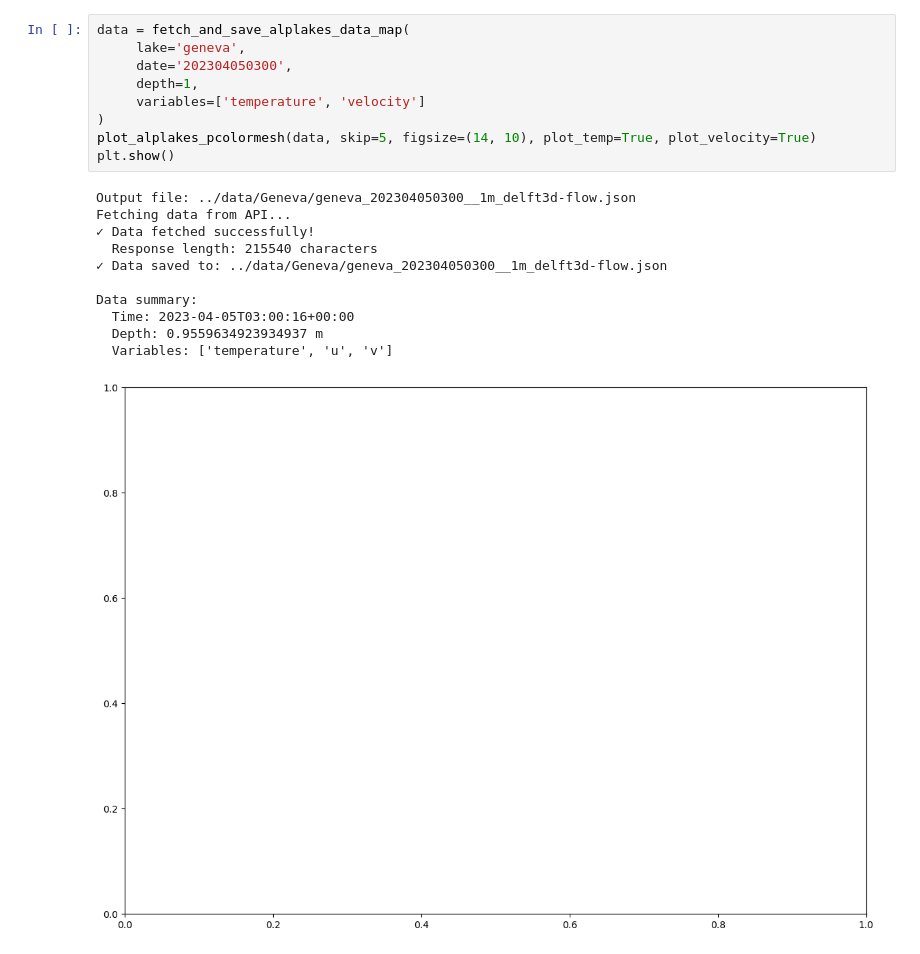
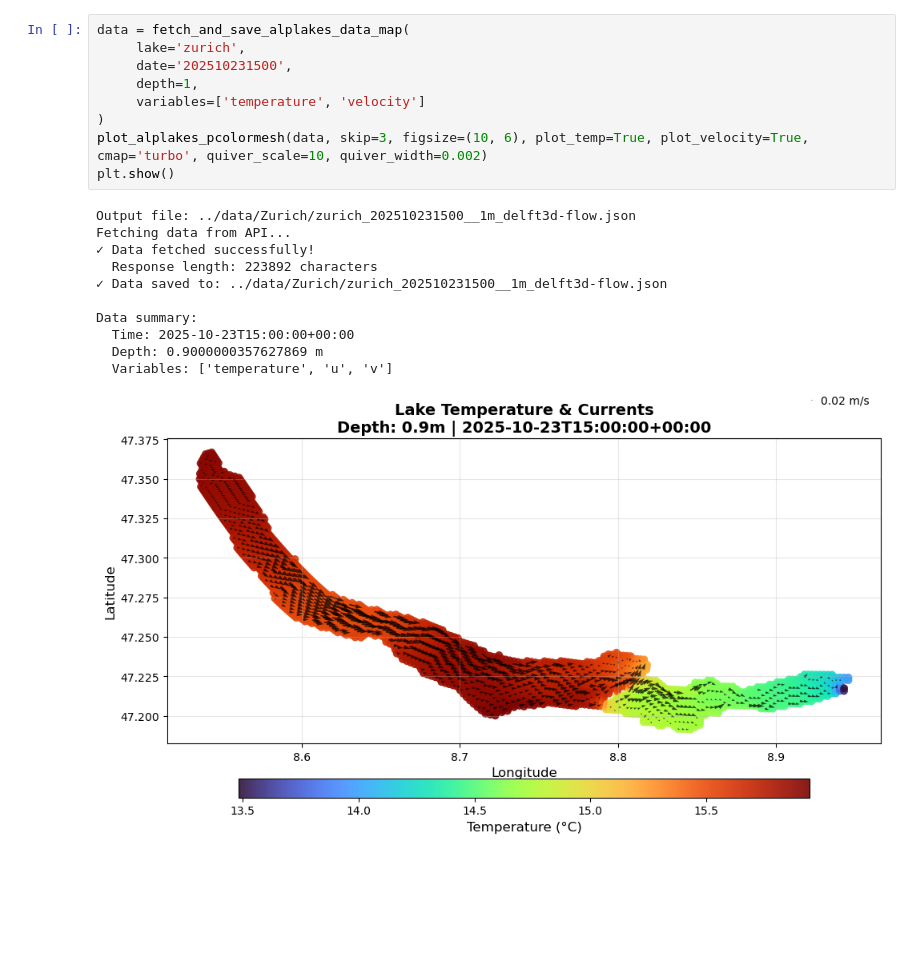
Before and after one commit to damienbouffard/Peak_alplakes, a Jupyter notebook: scripts/3D_visualisation_map.ipynb, the cells around one changed output. Saved outputs shown, nothing was run; the diff lists cells and outputs as text; blank space fills up the shorter version.

```diff
--- a/scripts/3D_visualisation_map.ipynb
+++ b/scripts/3D_visualisation_map.ipynb
@@ -56,24 +34,24 @@ plt.show()
 # %%
 data = fetch_and_save_alplakes_data_map(
-     lake='geneva',
-     date='202304050300',
+     lake='zurich',
+     date='202510231500',
      depth=1,
      variables=['temperature', 'velocity']
 )
-plot_alplakes_pcolormesh(data, skip=5, figsize=(14, 10), plot_temp=True, plot_velocity=True)
+plot_alplakes_pcolormesh(data, skip=3, figsize=(10, 6), plot_temp=True, plot_velocity=True, cmap='turbo', quiver_scale=10, quiver_width=0.002)
 plt.show()
 # %% [output]
-Output file: ../data/Geneva/geneva_202304050300__1m_delft3d-flow.json
+Output file: ../data/Zurich/zurich_202510231500__1m_delft3d-flow.json
 Fetching data from API...
 ✓ Data fetched successfully!
-  Response length: 215540 characters
-✓ Data saved to: ../data/Geneva/geneva_202304050300__1m_delft3d-flow.json
+  Response length: 223892 characters
+✓ Data saved to: ../data/Zurich/zurich_202510231500__1m_delft3d-flow.json
 
 Data summary:
-  Time: 2023-04-05T03:00:16+00:00
-  Depth: 0.9559634923934937 m
+  Time: 2025-10-23T15:00:00+00:00
+  Depth: 0.9000000357627869 m
   Variables: ['temperature', 'u', 'v']
-[figure, old version]
+[figure, new version]
 # %%
 # Usage example
 data = fetch_and_save_alplakes_point_data(
```
Also changed, not shown: parts of 10 cells of this notebook, 1 other file.
